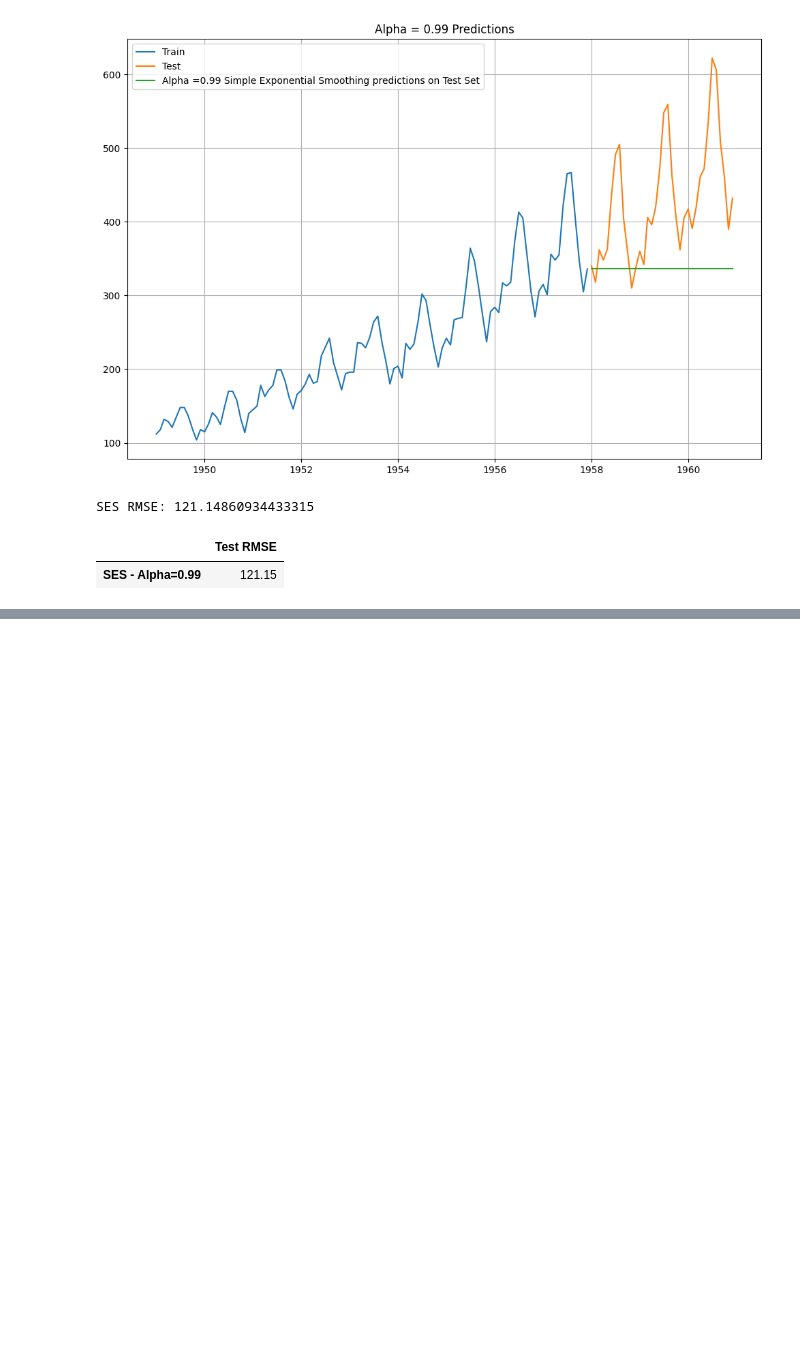
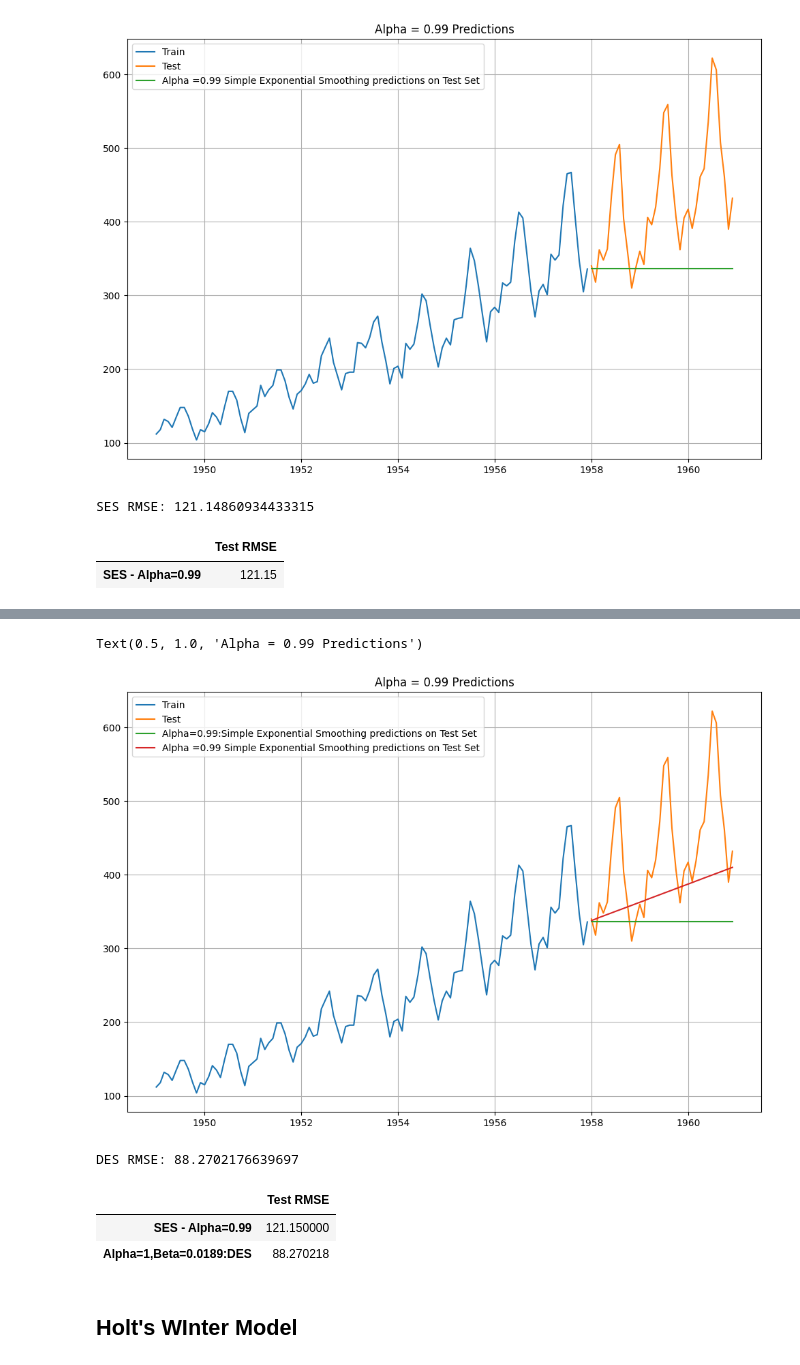
Before and after one commit to the-engrossed/Time_Series_Forecasting, a Jupyter notebook: timeseriesforecasting.ipynb, the cells around one changed output, grey strips where cells are left out. Cells and saved outputs as stored; diff of their text form; code cells hidden in the pictures; blank space fills up the shorter version.

Commit message:
Holts Model

```diff
--- a/timeseriesforecasting.ipynb
+++ b/timeseriesforecasting.ipynb
@@ -188,0 +191,9 @@ resultsDf
+# %%
+model_DES = Holt(train,initialization_method='estimated')
+# %%
+model_DES = model_DES.fit()
+
+print('')
+print('==Holt model Exponential Smoothing Estimated Parameters ==')
+print('')
+print(model_DES.params)
@@ -188,0 +204,3 @@ resultsDf
+# %%
+DES_predict =  model_DES.forecast(len(test))
+DES_predict
@@ -188,0 +225,29 @@ resultsDf
+# %%
+plt.plot(train, label='Train')
+plt.plot(test, label='Test')
+
+plt.plot(SES_predict, label='Alpha=0.99:Simple Exponential Smoothing predictions on Test Set')
+plt.plot(DES_predict, label='Alpha =0.99 Simple Exponential Smoothing predictions on Test Set')
+
+plt.legend(loc='best')
+plt.grid()
+plt.title('Alpha = 0.99 Predictions')
+# %% [output]
+Text(0.5, 1.0, 'Alpha = 0.99 Predictions')
+[figure, added]
+# %%
+print('DES RMSE:',mean_squared_error(test.values,DES_predict.values,squared=False))
+# %% [output]
+DES RMSE: 88.2702176639697
+# %%
+resultsDf_temp = pd.DataFrame({'Test RMSE': [mean_squared_error(test.values,DES_predict.values,squared=False)]}
+                           ,index=['Alpha=1,Beta=0.0189:DES'])
+
+resultsDf = pd.concat([resultsDf, resultsDf_temp])
+resultsDf
+# %% [output]
+|  | Test RMSE |
+| SES - Alpha=0.99 | 121.150000 |
+| Alpha=1,Beta=0.0189:DES | 88.270218 |
+# %% [markdown]
+## Holt's WInter Model
```
Also changed, not shown: parts of 9 cells of this notebook.
